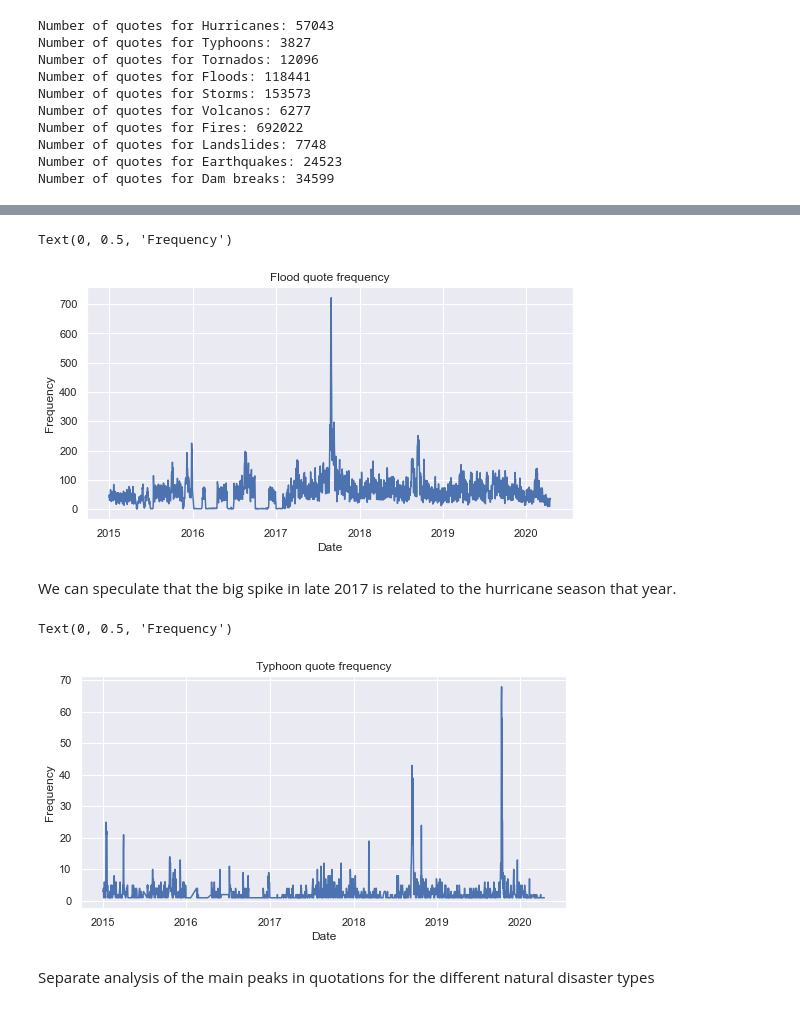
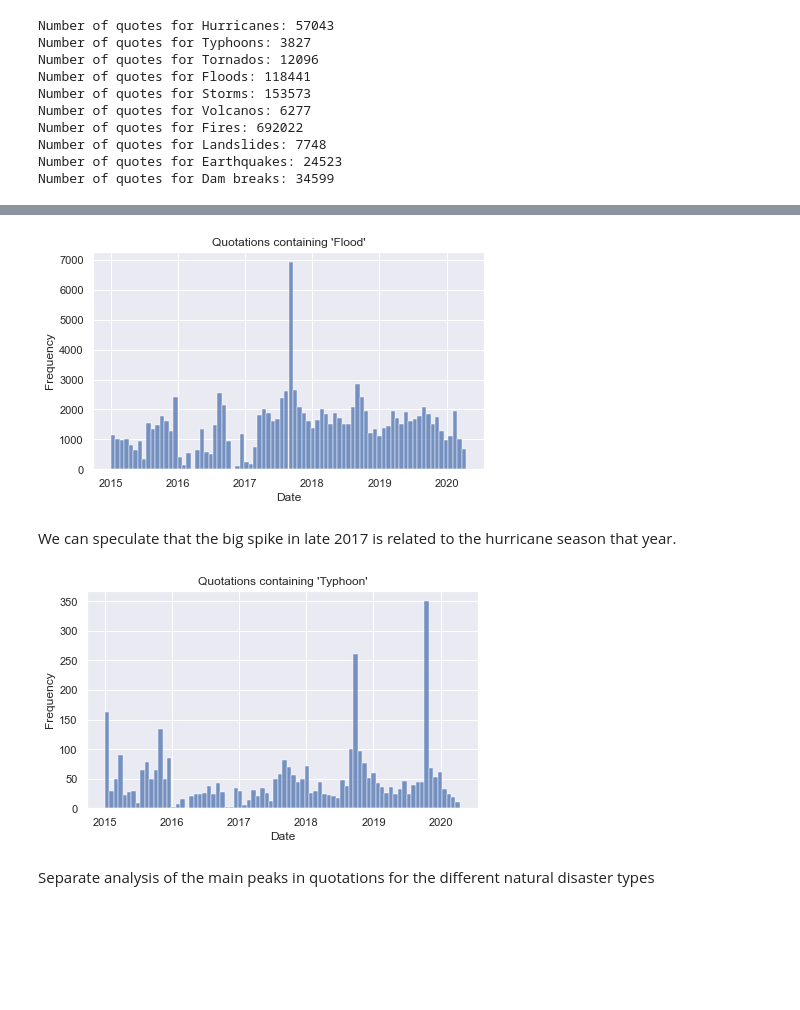
Before and after one commit to epfl-ada/ada-2021-project-marietan-ghariani-bracone-karimi, a Jupyter notebook: project.ipynb, the cells around one changed output, grey strips where cells are left out. Drawn from its saved outputs; the diff is of its cells as text; code cells hidden in the pictures; blank space fills up the shorter version.

```diff
--- a/project.ipynb
+++ b/project.ipynb
@@ -437,24 +438,21 @@ Text(0, 0.5, 'Frequency')
 # %%
-
-df_tmp = df_flood["date"].value_counts().sort_index()
-sns.lineplot(x=df_tmp.index, y=df_tmp)
-plt.title("Flood quote frequency")
+plt.figure(figsize=(7,4))
+sns.histplot(x=df_flood["date"], bins=80)
+plt.title("Quotations containing 'Flood'")
 plt.xlabel("Date")
-plt.ylabel("Frequency")
+plt.ylabel("Frequency");
 # %% [output]
-Text(0, 0.5, 'Frequency')
-[figure, old version]
+[figure, new version]
 # %% [markdown]
 We can speculate that the big spike in late 2017 is related to the hurricane season that year.
 # %%
-df_tmp = df_typhoon["date"].value_counts().sort_index()
-sns.lineplot(x=df_tmp.index, y=df_tmp)
-plt.title("Typhoon quote frequency")
+plt.figure(figsize=(7,4))
+sns.histplot(x=df_typhoon["date"], bins=80)
+plt.title("Quotations containing 'Typhoon'")
 plt.xlabel("Date")
-plt.ylabel("Frequency")
+plt.ylabel("Frequency");
 # %% [output]
-Text(0, 0.5, 'Frequency')
-[figure, old version]
+[figure, new version]
 # %% [markdown]
 Separate analysis of the main peaks in quotations for the different natural disaster types
 # %%
```
Also changed, not shown: parts of 84 cells of this notebook.
